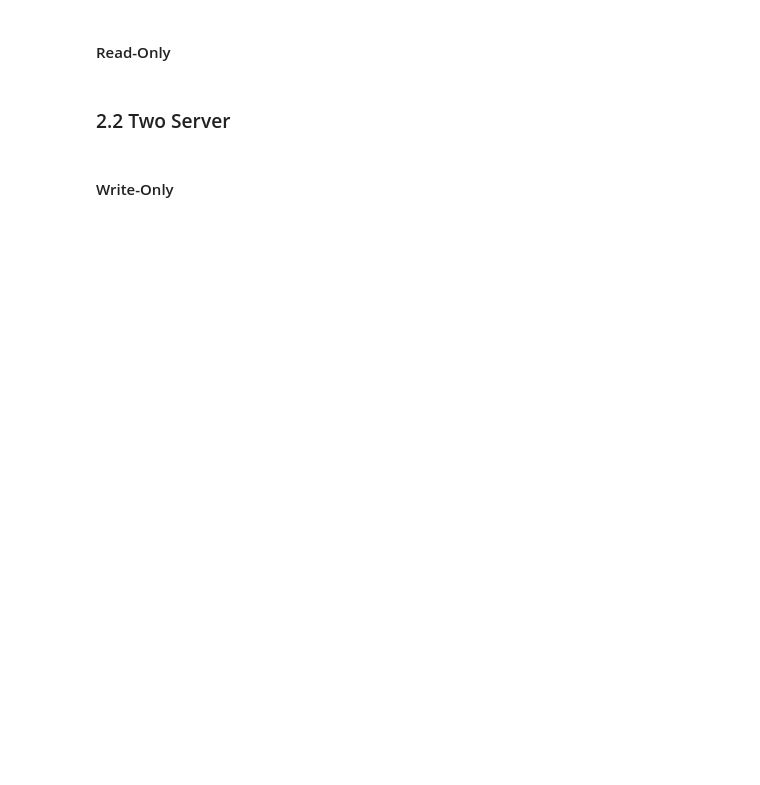
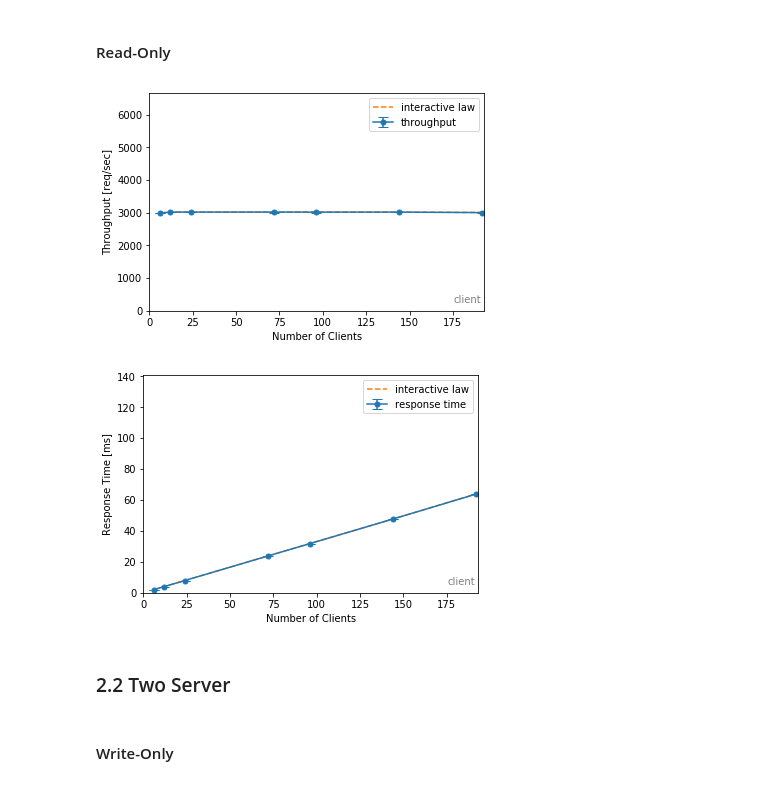
Before and after one commit to nicolas-kuechler/eth-asl-middleware-benchmark-2018, a Jupyter notebook: python/analysis/ASL - Report Notebook.ipynb, the cells around one changed output. Saved outputs shown, nothing was run; the diff lists cells and outputs as text; code cells hidden in the pictures; blank space fills up the shorter version.

```diff
--- a/python/analysis/ASL - Report Notebook.ipynb
+++ b/python/analysis/ASL - Report Notebook.ipynb
@@ -30,10 +42,13 @@ generate(rt1_plot, pd_wo, f"{exp_name}_wo_rt1") # response time vs num_clients p
 # %% [markdown]
 #### Read-Only
 # %%
-pd_ro = pd[pd['workload']=='read-only']
+df_exp21_ro = df_exp21[df_exp21['workload']=='read-only']
 
-generate(t1_plot, pd_ro, f"{exp_name}_ro_t1") # throughput vs num_clients plot
-generate(rt1_plot, pd_ro, f"{exp_name}_ro_rt1") # response time vs num_clients plot
+plots.generate(plots.t1, df_exp21_ro, suite[exp_name], f"{exp_name}_ro_t1") # throughput vs num_clients plot
+plots.generate(plots.rt1, df_exp21_ro, suite[exp_name], f"{exp_name}_ro_rt1") # response time vs num_clients plot
+# %% [output]
+[figure, added]
+[figure, added]
 # %% [markdown]
 ### 2.2 Two Server
 # %%
```
Also changed, not shown: parts of 29 cells of this notebook, 11 other files.
